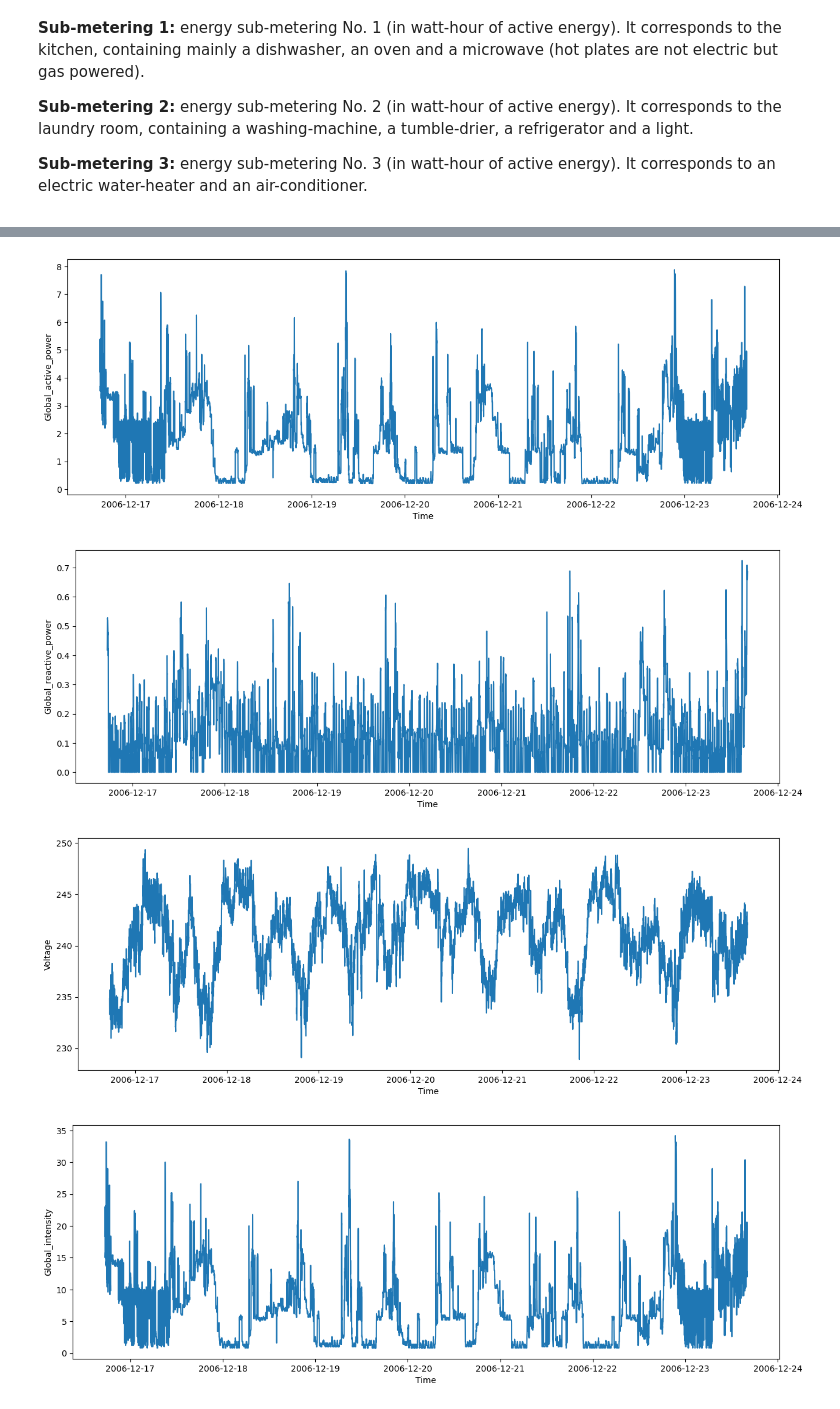
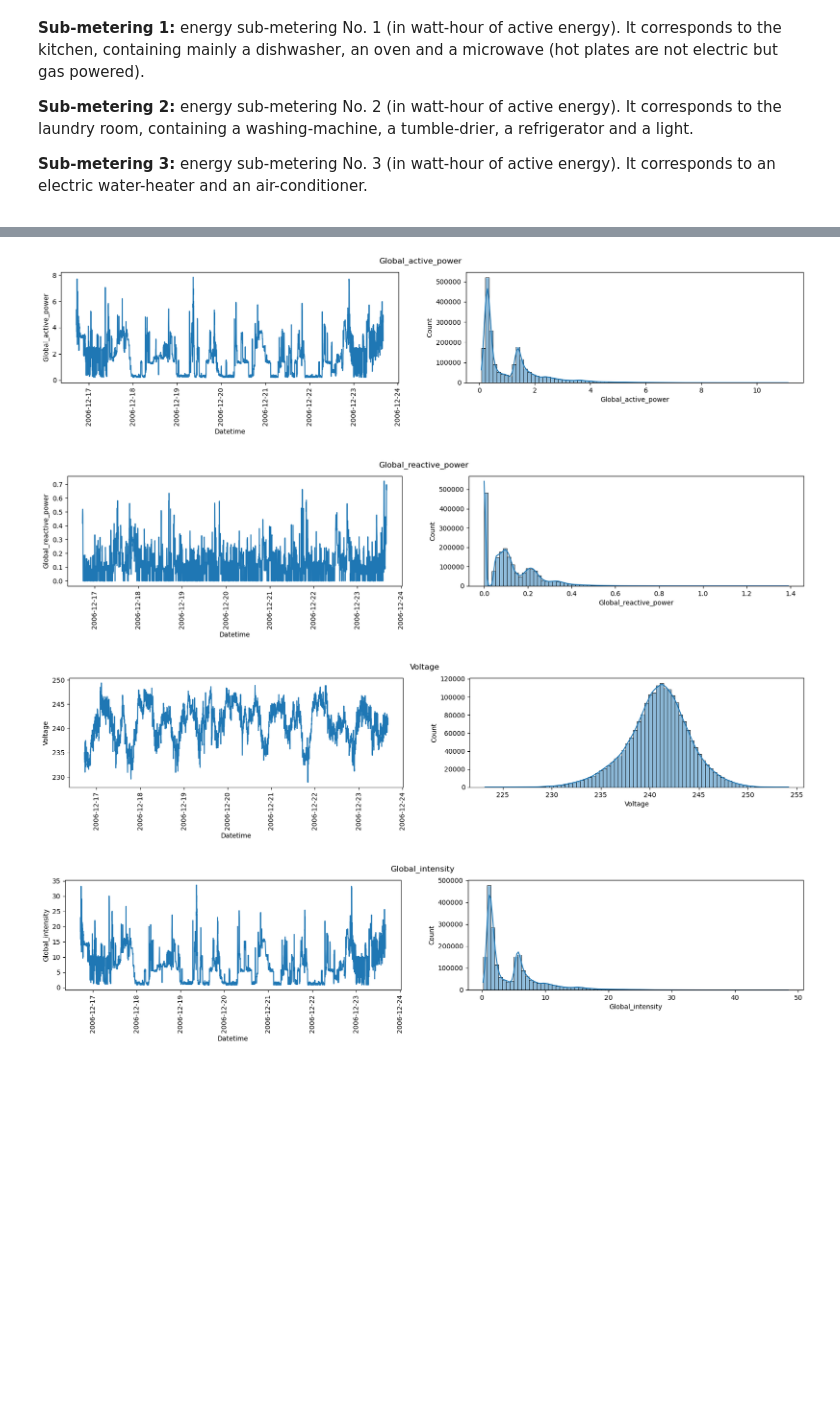
Before and after one commit to Tomson909/Clustering_Individual_Household_Electric_Power_Consumption, a Jupyter notebook: DataExploratory/EDA.ipynb, the cells around one changed output, grey strips where cells are left out. Drawn from its saved outputs; the diff is of its cells as text; code cells hidden in the pictures; blank space fills up the shorter version.

Commit message:
create histogramm, correlation matrix and timesries plots

```diff
--- a/DataExploratory/EDA.ipynb
+++ b/DataExploratory/EDA.ipynb
@@ -44,7 +42,8 @@ data = data.drop(['Date', 'Time'], axis=1)
 data = data.dropna()
 # make all data float
 data = data.astype('float')
-data['Active_Energy_Consumption'] = data['Global_active_power'] * 1000 / 60 - data['Sub_metering_1'] - data['Sub_metering_2'] - data['Sub_metering_3']
+
+data['Active_Energy_Consumption without submeters'] = data['Global_active_power'] * 1000 / 60 - data['Sub_metering_1'] - data['Sub_metering_2'] - data['Sub_metering_3']
 # %%
 display(data.isnull().sum())
 display(data.shape)
@@ -102,15 +101,17 @@ None
 # %%
 # plot timeseries with seaborn
 import datetime
 # extrcat first year of data to plot
 for column in data.columns:
-    plt.figure(figsize=(15, 5))
-    sns.lineplot(data=data.iloc[:10000,:][column])
-    plt.xlabel('Time')
-    plt.ylabel(column)
-plt.show()
+    fig, ax = plt.subplots(1,2,figsize=(20, 3))
+    sns.lineplot(data=data.iloc[:10000:3,:][column], ax = ax[0])
+    # rotate xlabel
+    ax[0].tick_params(axis='x', rotation=90)
+    sns.histplot(data=data,x = column, ax = ax[1], kde = True, bins = 80)
+    plt.suptitle(column)
+    plt.show()
 # %% [output]
-[figure, old version]
+[figure, new version]
-[figure, old version]
+[figure, new version]
-[figure, old version]
+[figure, new version]
-[figure, old version]
+[figure, new version]
```
Also changed, not shown: parts of 10 cells of this notebook.
